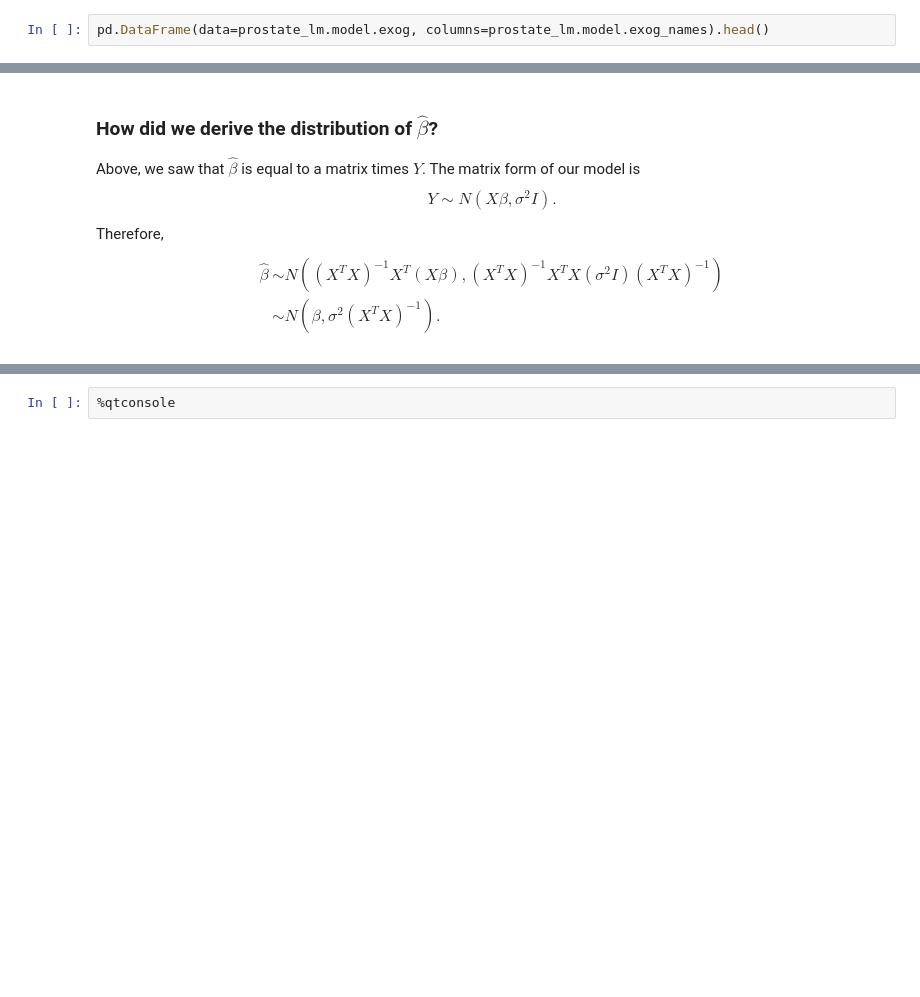
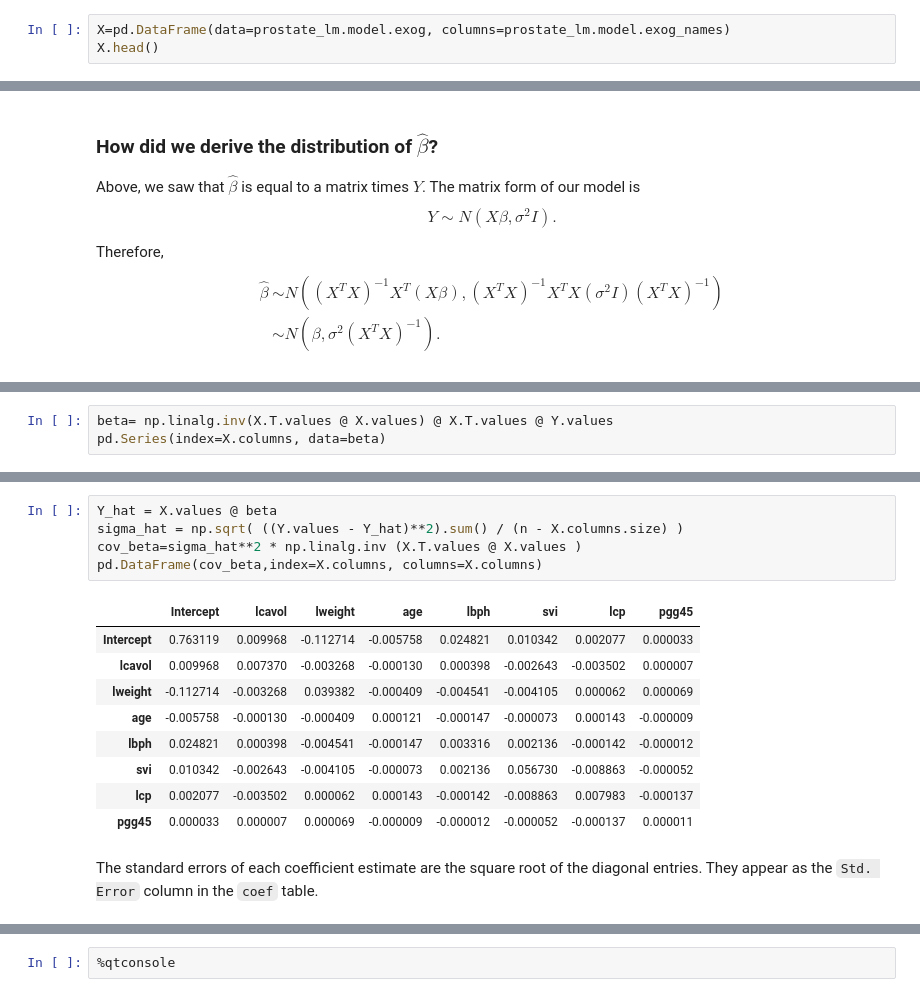
Before and after one commit to antshk/pyStanfordStats191, a Jupyter notebook: 5. Multiple linear regression.ipynb, the cells around one changed output, grey strips where cells are left out. Cells and saved outputs as stored; diff of their text form; blank space fills up the shorter version.

```diff
--- a/5. Multiple linear regression.ipynb
+++ b/5. Multiple linear regression.ipynb
@@ -404,7 +404,8 @@ Design matrix
 # %% [markdown]
 The design matrix in our model looks like:
 # %%
-pd.DataFrame(data=prostate_lm.model.exog, columns=prostate_lm.model.exog_names).head()
+X=pd.DataFrame(data=prostate_lm.model.exog, columns=prostate_lm.model.exog_names)
+X.head()
 # %% [output]
 |  | Intercept | lcavol | lweight | age | lbph | svi | lcp | pgg45 |
 | 0 | 1.0 | -0.579818 | 2.769459 | 50.0 | -1.386294 | 0.0 | -1.386294 | 0.0 |
@@ -467,0 +473,3 @@ $$
+# %%
+beta= np.linalg.inv(X.T.values @ X.values) @ X.T.values @ Y.values
+pd.Series(index=X.columns, data=beta)
@@ -467,0 +631,18 @@ $$
+# %%
+Y_hat = X.values @ beta
+sigma_hat = np.sqrt( ((Y.values - Y_hat)**2).sum() / (n - X.columns.size) )
+cov_beta=sigma_hat**2 * np.linalg.inv (X.T.values @ X.values )
+pd.DataFrame(cov_beta,index=X.columns, columns=X.columns)
+# %% [output]
+|  | Intercept | lcavol | lweight | age | lbph | svi | lcp | pgg45 |
+| Intercept | 0.763119 | 0.009968 | -0.112714 | -0.005758 | 0.024821 | 0.010342 | 0.002077 | 0.000033 |
+| lcavol | 0.009968 | 0.007370 | -0.003268 | -0.000130 | 0.000398 | -0.002643 | -0.003502 | 0.000007 |
+| lweight | -0.112714 | -0.003268 | 0.039382 | -0.000409 | -0.004541 | -0.004105 | 0.000062 | 0.000069 |
+| age | -0.005758 | -0.000130 | -0.000409 | 0.000121 | -0.000147 | -0.000073 | 0.000143 | -0.000009 |
+| lbph | 0.024821 | 0.000398 | -0.004541 | -0.000147 | 0.003316 | 0.002136 | -0.000142 | -0.000012 |
+| svi | 0.010342 | -0.002643 | -0.004105 | -0.000073 | 0.002136 | 0.056730 | -0.008863 | -0.000052 |
+| lcp | 0.002077 | -0.003502 | 0.000062 | 0.000143 | -0.000142 | -0.008863 | 0.007983 | -0.000137 |
+| pgg45 | 0.000033 | 0.000007 | 0.000069 | -0.000009 | -0.000012 | -0.000052 | -0.000137 | 0.000011 |
+# %% [markdown]
+The standard errors of each coefficient estimate are the square root of the diagonal entries. They appear as the
+`Std. Error` column in the `coef` table.
```
Also changed, not shown: parts of 27 cells of this notebook.
